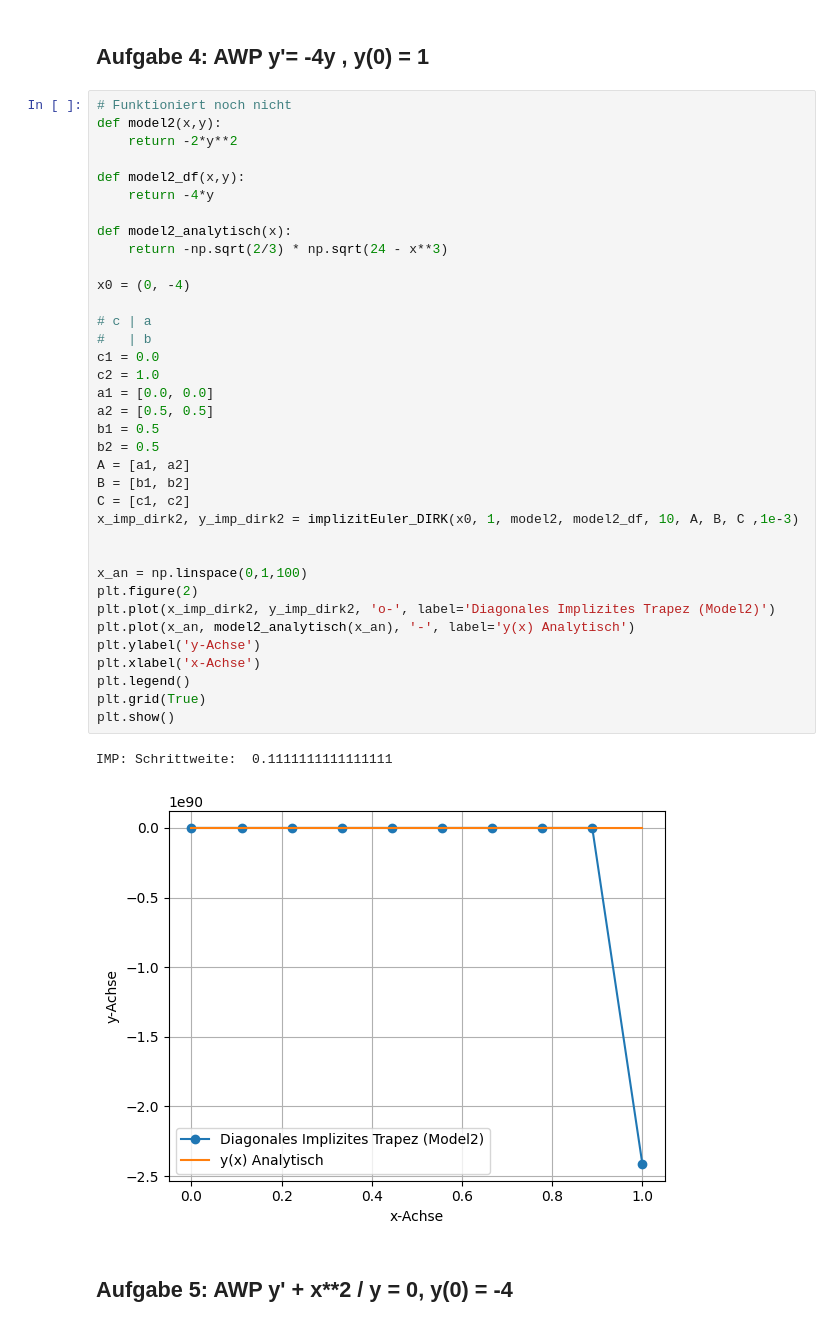
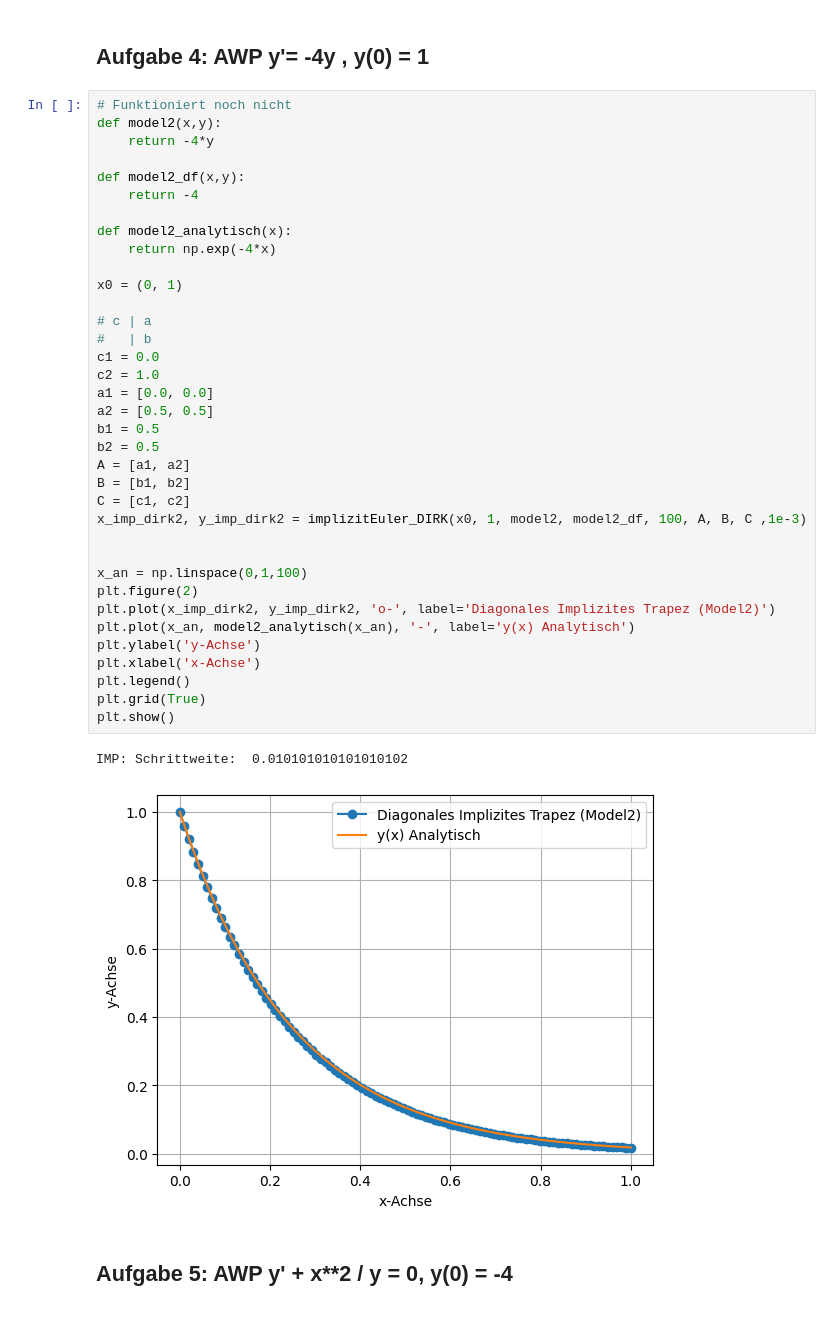
Before and after one commit to hollejon/Numerik, a Jupyter notebook: praktikum10/DIRK_Verfahren.ipynb, the cells around one changed output. Drawn from its saved outputs; the diff is of its cells as text.

```diff
--- a/praktikum10/DIRK_Verfahren.ipynb
+++ b/praktikum10/DIRK_Verfahren.ipynb
@@ -192,42 +127,42 @@ def implizitEuler_DIRK(x0, X, f, df, N, A, B, C, tol):
 # %%
 # Funktioniert noch nicht
 def model2(x,y):
-    return -2*y**2
+    return -4*y
 
 def model2_df(x,y):
-    return -4*y
+    return -4
 
 def model2_analytisch(x):
-    return -np.sqrt(2/3) * np.sqrt(24 - x**3)
+    return np.exp(-4*x)
 
-x0 = (0, -4)
+x0 = (0, 1)
 
 # c | a
 #   | b
 c1 = 0.0
 c2 = 1.0
 a1 = [0.0, 0.0]
 a2 = [0.5, 0.5]
 b1 = 0.5
 b2 = 0.5
 A = [a1, a2]
 B = [b1, b2]
 C = [c1, c2]
-x_imp_dirk2, y_imp_dirk2 = implizitEuler_DIRK(x0, 1, model2, model2_df, 10, A, B, C ,1e-3)
+x_imp_dirk2, y_imp_dirk2 = implizitEuler_DIRK(x0, 1, model2, model2_df, 100, A, B, C ,1e-3)
 
 
 x_an = np.linspace(0,1,100)
 plt.figure(2)
 plt.plot(x_imp_dirk2, y_imp_dirk2, 'o-', label='Diagonales Implizites Trapez (Model2)')
 plt.plot(x_an, model2_analytisch(x_an), '-', label='y(x) Analytisch')
 plt.ylabel('y-Achse')
 plt.xlabel('x-Achse')
 plt.legend()
 plt.grid(True)
 plt.show()
 # %% [output]
-IMP: Schrittweite:  0.1111111111111111
+IMP: Schrittweite:  0.010101010101010102
-[figure, old version]
+[figure, new version]
 # %% [markdown]
 ## Aufgabe 5: AWP y' + x**2 / y = 0, y(0) = -4
 # %%
```
Also changed, not shown: parts of 4 cells of this notebook.
